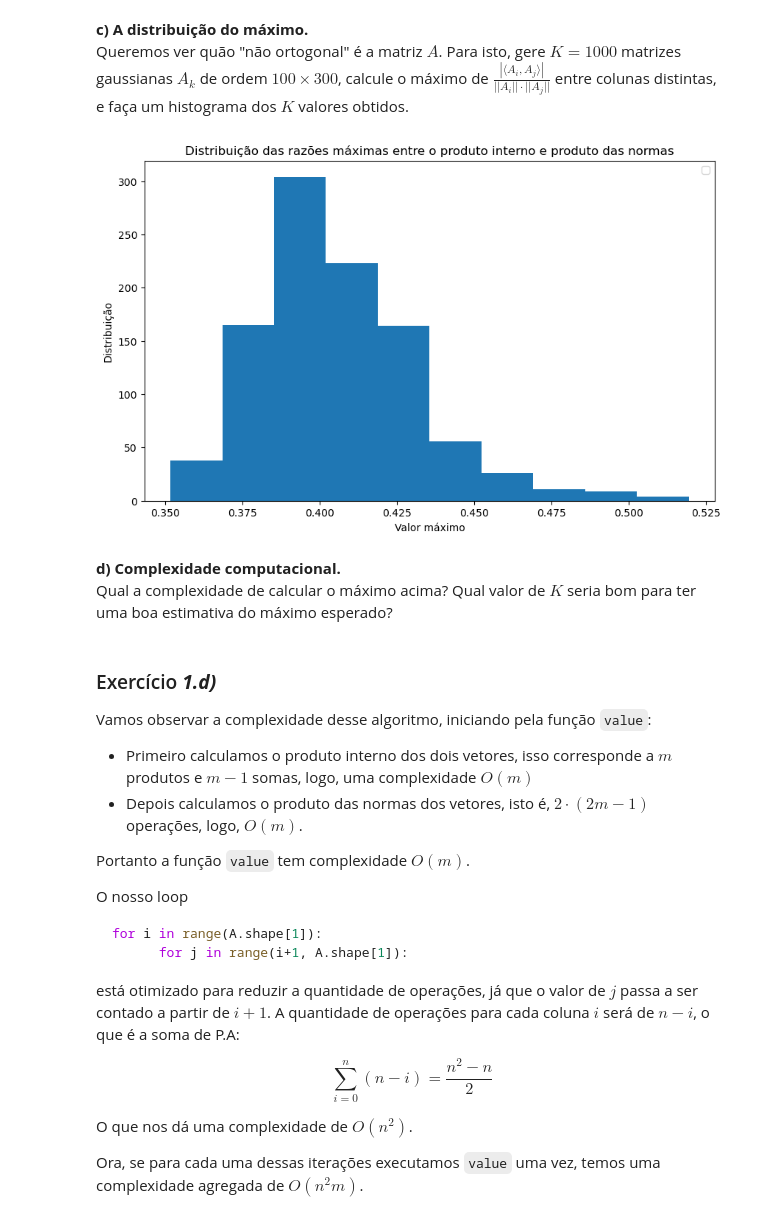
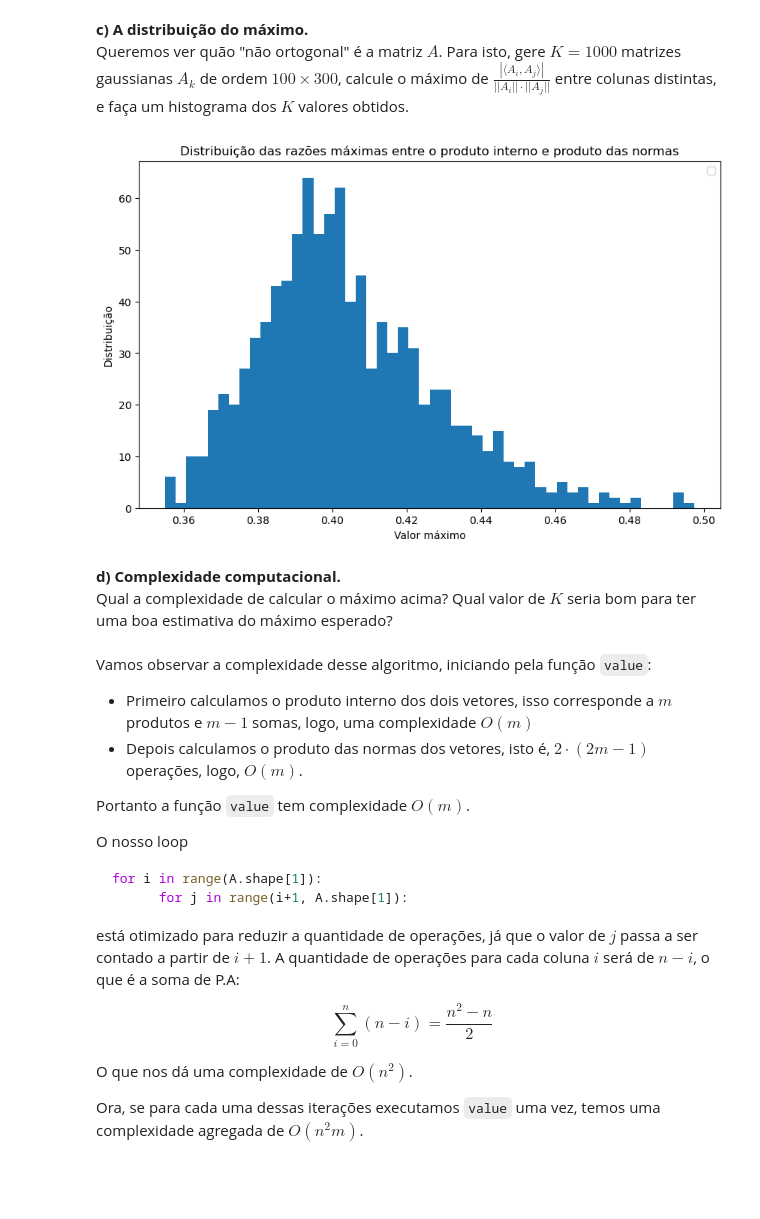
Before and after one commit to isaiasgoncalves/projeto_4_ALN, a Jupyter notebook: proj_4.ipynb, the cells around one changed output. Drawn from its saved outputs; the diff is of its cells as text; code cells hidden in the pictures; blank space fills up the shorter version.

```diff
--- a/proj_4.ipynb
+++ b/proj_4.ipynb
@@ -164,34 +164,33 @@ Queremos ver quão "não ortogonal" é a matriz $A$. Para isto, gere $K = 1000$
 # %%
 max_k = []
 
 def value(vec1, vec2):
    return (np.inner(vec1, vec2))/(np.linalg.norm(vec1) * np.linalg.norm(vec2))
 
 for _ in range(1000):
    A = matrix(100, 300)
    max_val = 0
    for i in range(A.shape[1]):
       for j in range(i+1, A.shape[1]):
          current_val = value(A[:,i], A[:,j])
          if current_val > max_val:
             max_val = current_val
 
    max_k.append(max_val)
 
 plt.figure(figsize=(10,6))
-plt.hist(max_k)
+plt.hist(max_k, bins=50)
 plt.title('Distribuição das razões máximas entre o produto interno e produto das normas')
 plt.xlabel("Valor máximo")
 plt.ylabel("Distribuição")
 plt.legend()
 plt.show()
 # %% [output]
-[figure, old version]
+[figure, new version]
 # %% [markdown]
 **d) Complexidade computacional.**
 Qual a complexidade de calcular o máximo acima? Qual valor de $K$ seria bom para ter uma boa estimativa do máximo esperado?
 # %% [markdown]
-### Exercício ***1.d)***
 
 Vamos observar a complexidade desse algoritmo, iniciando pela função `value`:
 
```
Also changed, not shown: parts of 2 cells of this notebook, 1 other file.
